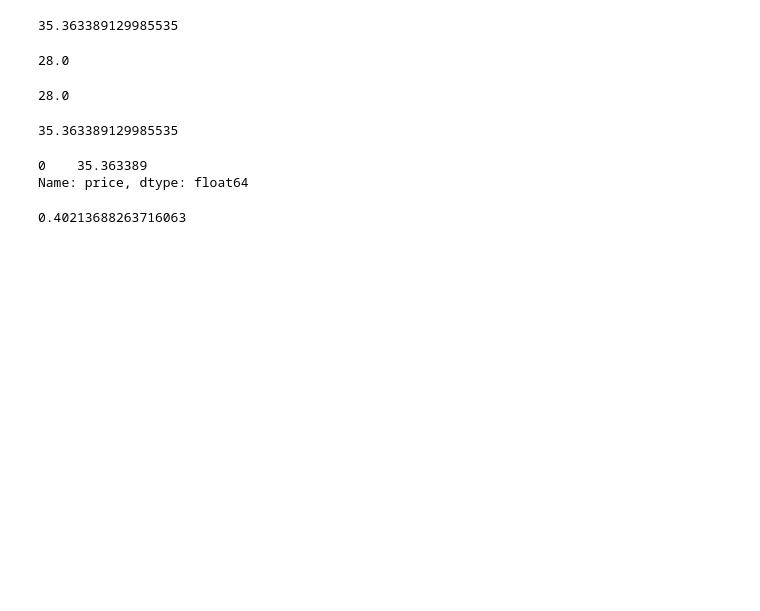
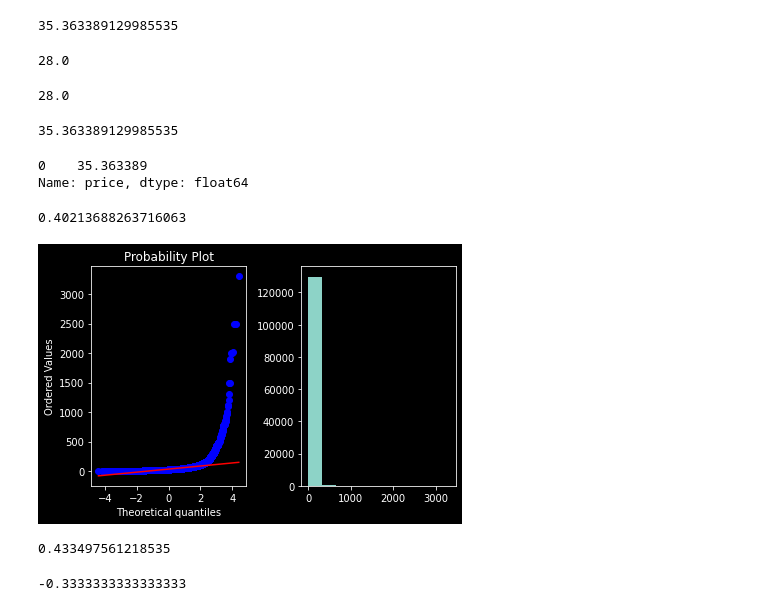
Before and after one commit to madskillskill/sf_data_science, a Jupyter notebook: EDA-2/wine.ipynb, the cells around one changed output. Saved outputs shown, nothing was run; the diff lists cells and outputs as text; code cells hidden in the pictures; blank space fills up the shorter version.

```diff
--- a/EDA-2/wine.ipynb
+++ b/EDA-2/wine.ipynb
@@ -36,3 +36,30 @@ Name: price, dtype: float64
 display(df['price'].corr(df['points']))
 # %% [output]
 0.40213688263716063
+# %%
+import matplotlib.pyplot as plt # библиотека визуализации
+from scipy import stats # библиотека для расчетов
+
+plt.subplot(1, 2, 1) # задаем сетку рисунка количество строк и столбцов
+stats.probplot(df['price'], plot=plt) # qq plot
+
+plt.subplot(1, 2, 2) # располагаем второй рисунок рядом
+plt.hist(df['price']) # гистограмма распределения признака
+
+plt.tight_layout() # чтобы графики не наезжали другу на друга, используем tight_layout
+
+plt.show()
+# %% [output]
+[figure, added]
+# %%
+display(df['price'].corr(df['points'], method='kendall'))
+# %% [output]
+0.433497561218535
+# %%
+from sklearn.metrics import matthews_corrcoef
+x = [+1, -1, +1, +1] # список значений признака х
+y = [+1, +1, +1, -1] # список значений признака y
+
+matthews_corrcoef(x, y) # рассчитаем коэффициент корреляции Мэтьюса
+# %% [output]
+-0.3333333333333333
```
Also changed, not shown: parts of 9 cells of this notebook, 4 other files.
